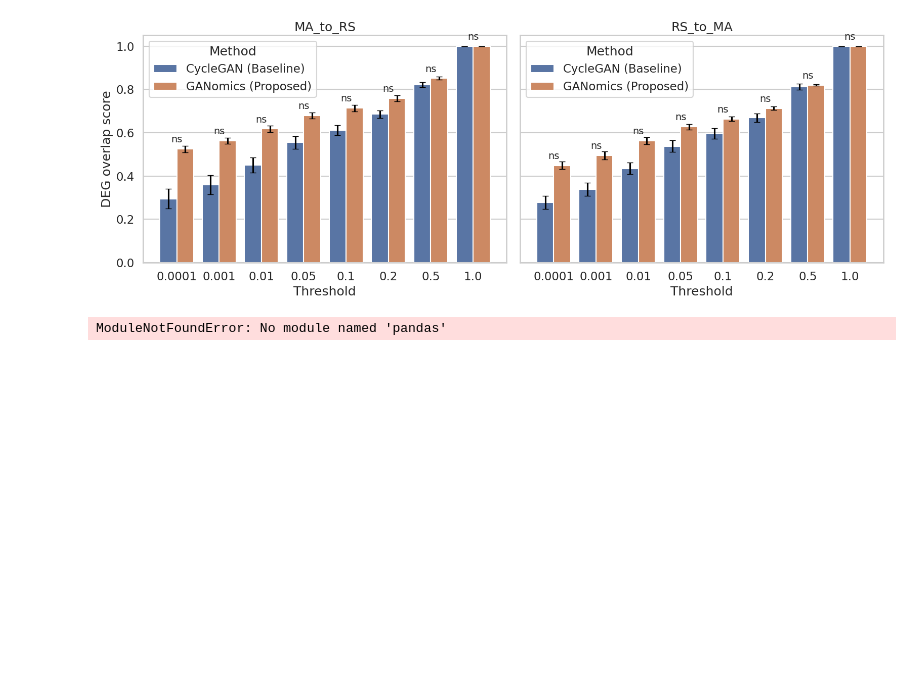
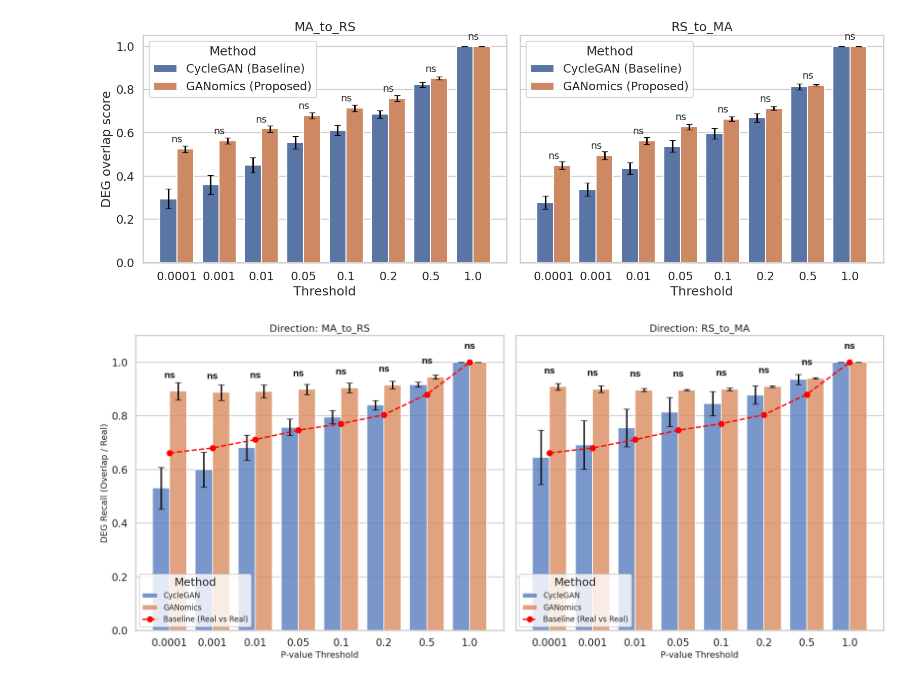
Before and after one commit to seldas/GANomics, a Jupyter notebook: plan/generate_trainsample_ms.ipynb, the cells around one changed output. Drawn from its saved outputs; the diff is of its cells as text; code cells hidden in the pictures; blank space fills up the shorter version.

Commit message:
update script for plotting

```diff
--- a/plan/generate_trainsample_ms.ipynb
+++ b/plan/generate_trainsample_ms.ipynb
@@ -417,7 +417,7 @@ sns.set(style="whitegrid", context="talk")
 # -----------------------------
 # Parameters
 # -----------------------------
-base_path = r"dashboard\backend\results_ms\4_Biomarkers\DEG"
+base_path = "/compute001/lwu/projects/GANomics/dashboard/backend/results_ms/4_Biomarkers/DEG"
 N_REPEATS = 5
 
 # -----------------------------
@@ -425,9 +425,6 @@ N_REPEATS = 5
 # -----------------------------
 data_list = []
 baseline_list = []
-
-ganomics_folders = glob.glob(os.path.join(base_path, "NB_Size_50_run_*"))
-cyclegan_folders = glob.glob(os.path.join(base_path, "CycleGAN_50_*"))
 
 def process_folder(folder, method_name):
     for direction in ["MA_to_RS", "RS_to_MA"]:
@@ -450,11 +447,12 @@ def process_folder(folder, method_name):
         tmp_df["Folder"] = os.path.basename(folder)
         baseline_list.append(tmp_df)
 
-for folder in ganomics_folders:
-    process_folder(folder, "GANomics")
 
-for folder in cyclegan_folders:
-    process_folder(folder, "CycleGAN")
+for sub_folder in os.listdir(base_path):
+    if "NB_Size_50_run" in sub_folder:
+        process_folder(os.path.join(base_path, sub_folder), "GANomics")
+    if "CycleGAN_50_" in sub_folder:
+        process_folder(os.path.join(base_path, sub_folder), "CycleGAN")
 
 all_data = pd.concat(data_list, ignore_index=True)
 all_baseline = pd.concat(baseline_list, ignore_index=True)
@@ -566,31 +564,31 @@ for ax, direction in zip(axes, summary_df.Direction.unique()):
     baseline_summary_sorted = baseline_summary_sorted.sort_values("threshold")
 
     # We can plot the baseline as a line across the bars
     # Since thresholds are discrete on x-axis, we can plot a step line or just points connected
     x_vals = range(len(unique_thrs))
     y_vals = baseline_summary_sorted["recall"].values
 
     ax.plot(x_vals, y_vals, linestyle="--", color="red", label="Baseline (Real vs Real)", marker="o")
 
     # Significance annotation
     if not pval_df.empty:
         sig_sub = pval_df[pval_df.Direction == direction]
         for i, row in sig_sub.iterrows():
             try:
                 x_idx = list(sub["threshold"].unique()).index(str(row["threshold"]))
                 y_max = sub[sub.threshold == str(row["threshold"])]["mean"].max()
                 y_pos = max(y_max, baseline_summary[baseline_summary.threshold == float(row["threshold"])]["recall"].values[0]) + 0.05
                 ax.text(x_idx, y_pos, row["sig"], ha='center', fontsize=14, fontweight="bold")
             except:
                 continue
 
     ax.set_title(f"Direction: {direction}", fontsize=16)
     ax.set_ylabel("DEG Recall (Overlap / Real)", fontsize=14)
     ax.set_xlabel("P-value Threshold", fontsize=14)
     ax.legend(title="Method", fontsize=12)
     ax.set_ylim(0, 1.1)
 
 plt.tight_layout()
 plt.show()
 # %% [output]
-ModuleNotFoundError: No module named 'pandas'
+[figure, added]
```
Also changed, not shown: parts of 1 cell of this notebook, 1 other file.
